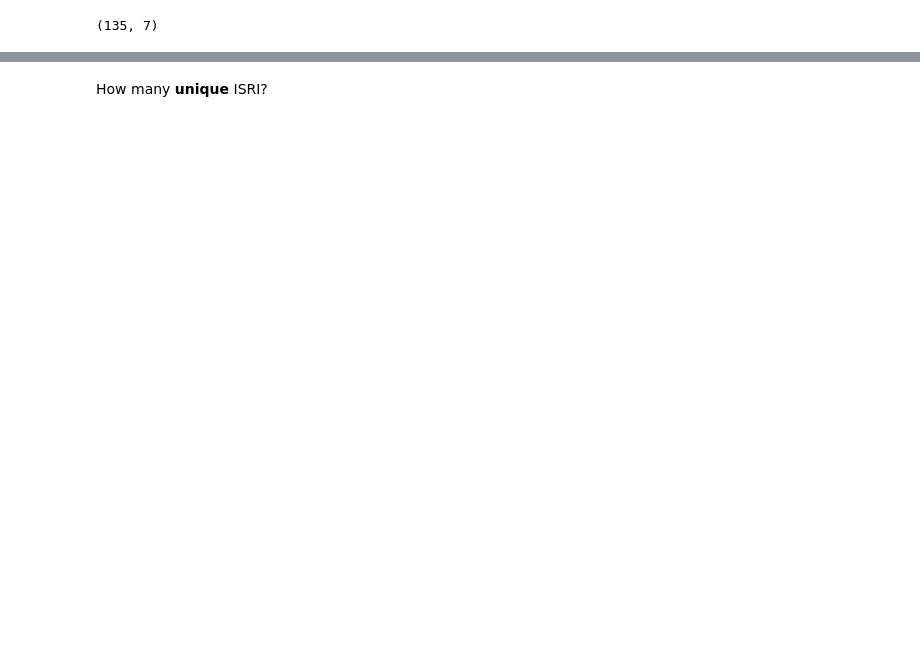
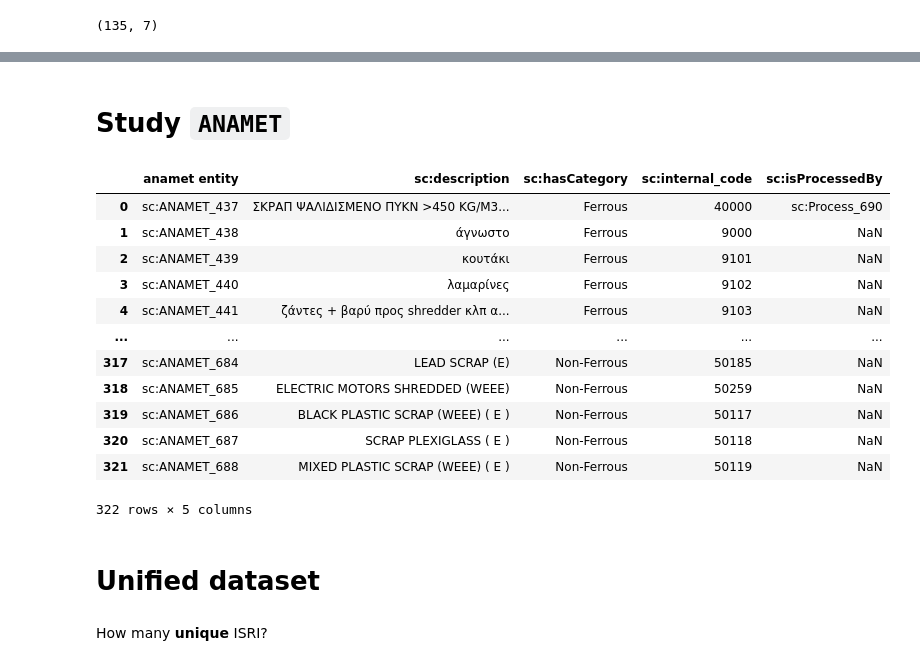
Before and after one commit to costasmexis/phd, a Jupyter notebook: scrap/scrap_similarity.ipynb, the cells around one changed output, grey strips where cells are left out. Drawn from its saved outputs; the diff is of its cells as text; code cells hidden in the pictures; blank space fills up the shorter version.

```diff
--- a/scrap/scrap_similarity.ipynb
+++ b/scrap/scrap_similarity.ipynb
@@ -207,0 +257,20 @@ results
+# %% [markdown]
+# Study `ANAMET`
+# %%
+anamet_data
+# %% [output]
+|  | anamet entity | sc:description | sc:hasCategory | sc:internal_code | sc:isProcessedBy |
+| 0 | sc:ANAMET_437 | ΣΚΡΑΠ ΨΑΛΙΔΙΣΜΕΝΟ ΠΥΚΝ >450 ΚG/M3... | Ferrous | 40000 | sc:Process_690 |
+| 1 | sc:ANAMET_438 | άγνωστο | Ferrous | 9000 | NaN |
+| 2 | sc:ANAMET_439 | κουτάκι | Ferrous | 9101 | NaN |
+| 3 | sc:ANAMET_440 | λαμαρίνες | Ferrous | 9102 | NaN |
+| 4 | sc:ANAMET_441 | ζάντες + βαρύ προς shredder κλπ α... | Ferrous | 9103 | NaN |
+| ... | ... | ... | ... | ... | ... |
+| 317 | sc:ANAMET_684 | LEAD SCRAP (E) | Non-Ferrous | 50185 | NaN |
+| 318 | sc:ANAMET_685 | ELECTRIC MOTORS SHREDDED (WEEE) | Non-Ferrous | 50259 | NaN |
+| 319 | sc:ANAMET_686 | BLACK PLASTIC SCRAP (WEEE) ( E ) | Non-Ferrous | 50117 | NaN |
+| 320 | sc:ANAMET_687 | SCRAP PLEXIGLASS ( E ) | Non-Ferrous | 50118 | NaN |
+| 321 | sc:ANAMET_688 | MIXED PLASTIC SCRAP (WEEE) ( E ) | Non-Ferrous | 50119 | NaN |
+322 rows × 5 columns
+# %% [markdown]
+# Unified dataset
```
Also changed, not shown: parts of 36 cells of this notebook.
